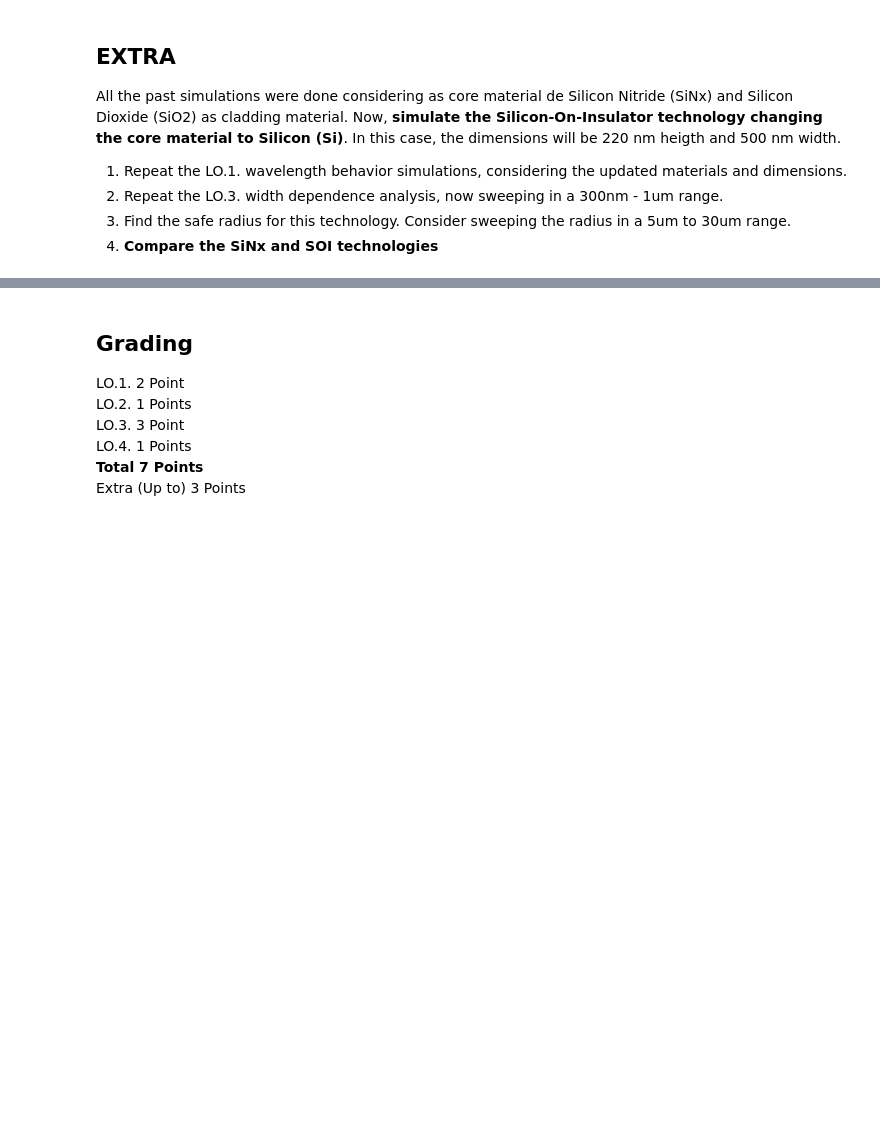
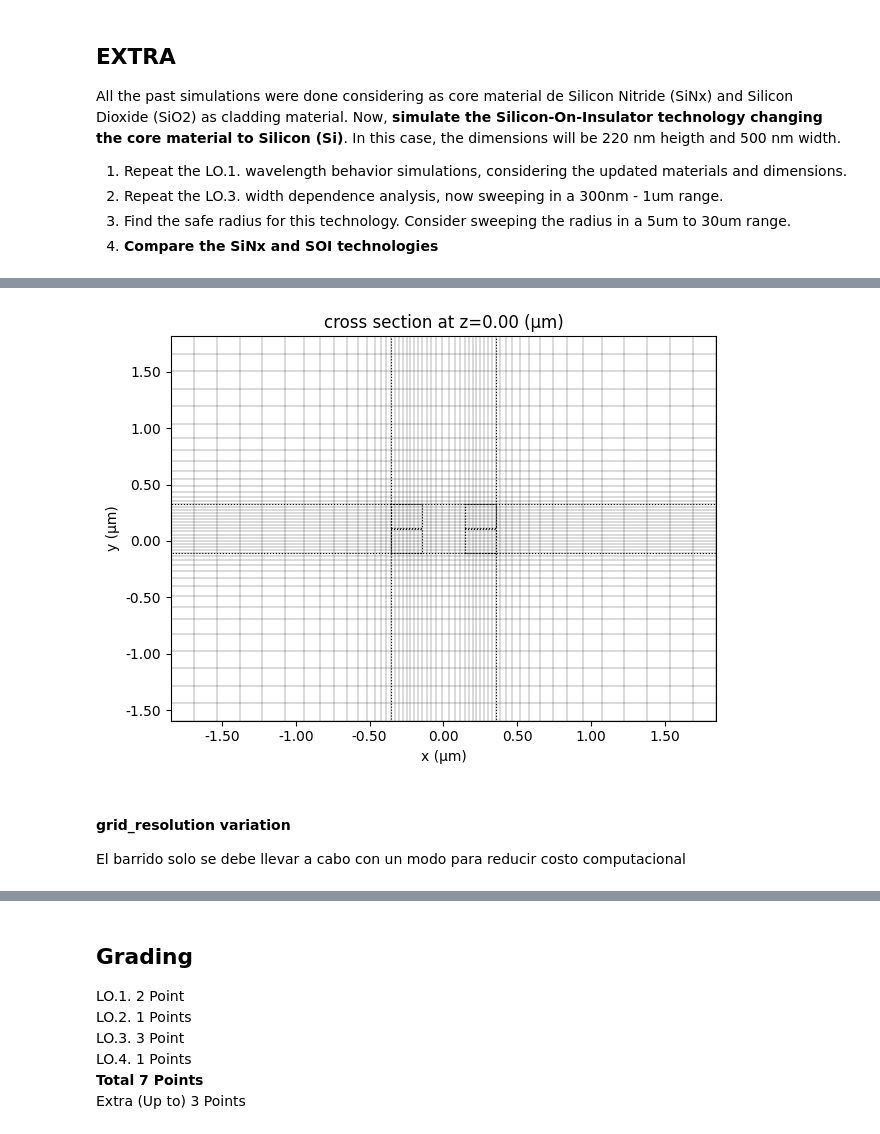
Before and after one commit to niospinamev2/pic-upv-lab1, a Jupyter notebook: WAVEGUIDES_Student.ipynb, the cells around one changed output, grey strips where cells are left out. Drawn from its saved outputs; the diff is of its cells as text; code cells hidden in the pictures; blank space fills up the shorter version.

```diff
--- a/WAVEGUIDES_Student.ipynb
+++ b/WAVEGUIDES_Student.ipynb
@@ -577,0 +604,7 @@ All the past simulations were done considering as core material de Silicon Nitri
+# %%
+deep_waveguide.plot_grid()
+# %% [output]
+[figure, added]
+# %% [markdown]
+#### grid_resolution variation
+El barrido solo se debe llevar a cabo con un modo para reducir costo computacional
```
Also changed, not shown: parts of 21 cells of this notebook, 5 other files.
